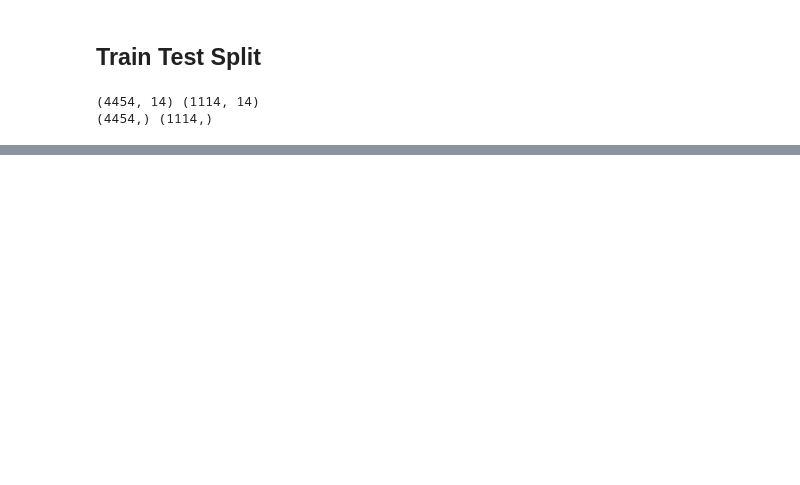
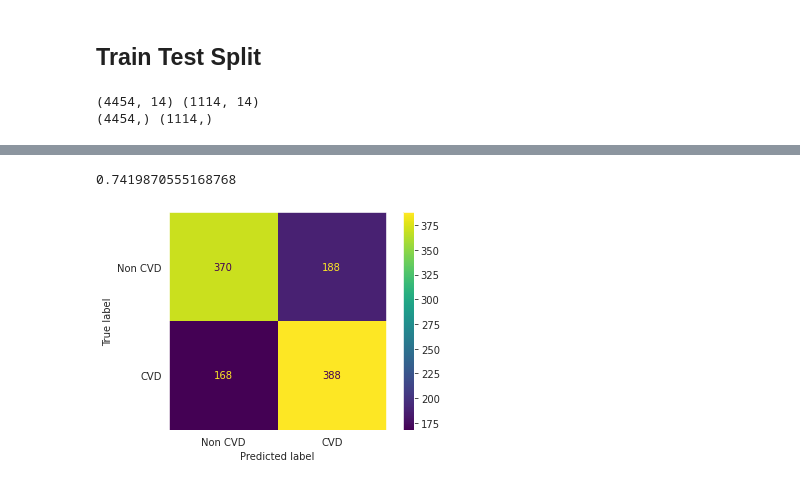
Before and after one commit to victorious07/Cardiovascular-Risk-Prediction, a Jupyter notebook: Cardiovascular_Risk_Prediction_Capstone_Project.ipynb, the cells around one changed output, grey strips where cells are left out. Saved outputs shown, nothing was run; the diff lists cells and outputs as text; code cells hidden in the pictures; blank space fills up the shorter version.

```diff
--- a/Cardiovascular_Risk_Prediction_Capstone_Project.ipynb
+++ b/Cardiovascular_Risk_Prediction_Capstone_Project.ipynb
@@ -567,0 +645,10 @@ X_test=scaler.transform(X_test)
+# %%
+ROC_AUC_Score = roc_auc_score(Y_test,y_test_prob[:,1])
+ROC_AUC_Score
+# %% [output]
+0.7419870555168768
+# %%
+plot_confusion_matrix(logistic, X_test, Y_test, display_labels=['Non CVD','CVD'])
+plt.grid(False)
+# %% [output]
+[figure, added]
```
Also changed, not shown: parts of 29 cells of this notebook.
